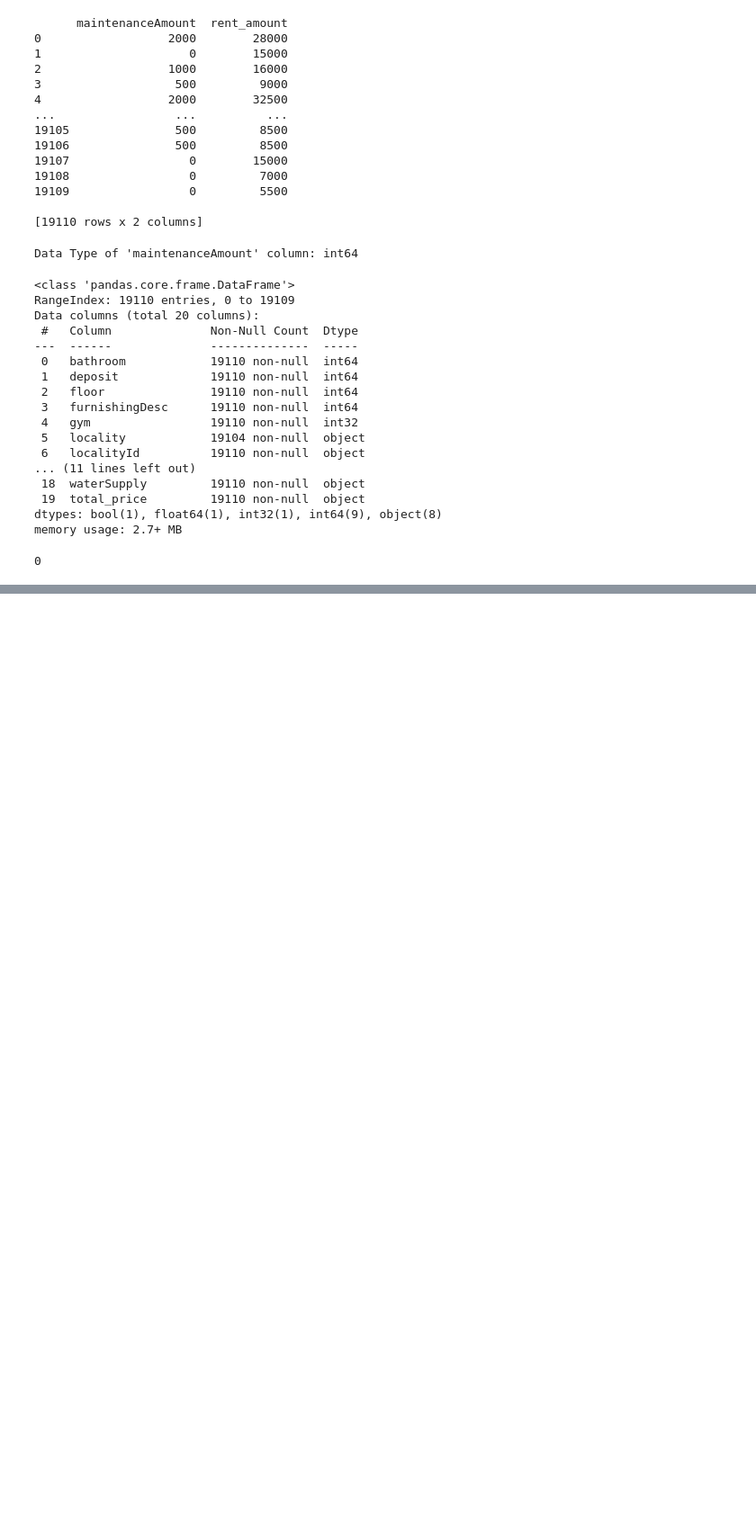
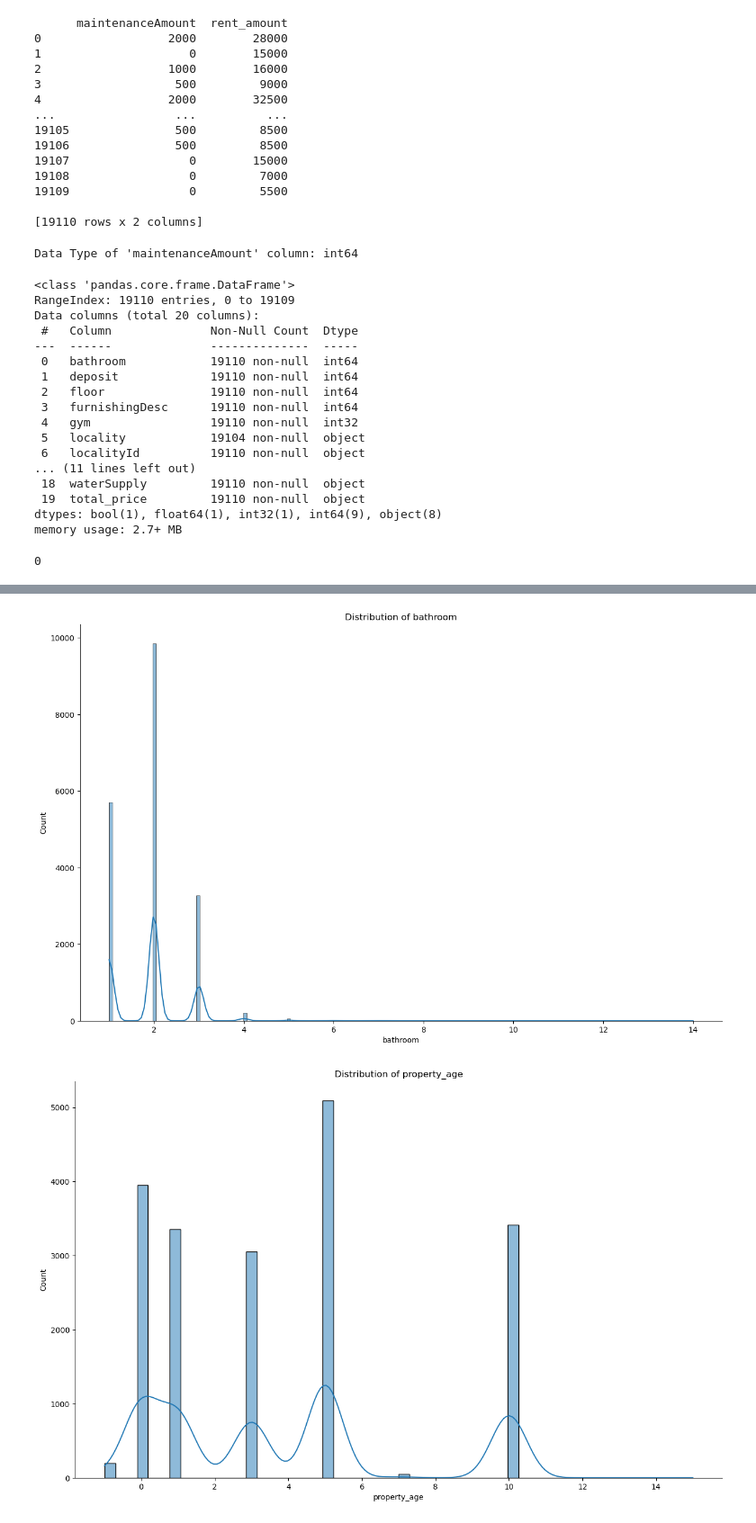
Before and after one commit to MohdSiddiq12/House-Price-Prediction-using-Machine-Learning-Algorithm---The-case-of-Hyderabad-India, a Jupyter notebook: House Price Prediction Using Machine Learning Algorithm - The Case of Hyderabad.ipynb, the cells around one changed output, grey strips where cells are left out. Shown: that part at 90% size. Drawn from its saved outputs; the diff is of its cells as text; code cells hidden in the pictures; blank space fills up the shorter version.

Commit message:
Daata Visualizing

```diff
--- a/House Price Prediction Using Machine Learning Algorithm - The Case of Hyderabad.ipynb
+++ b/House Price Prediction Using Machine Learning Algorithm - The Case of Hyderabad.ipynb
@@ -7,7 +7,7 @@ import matplotlib.pyplot as plt #used to visualize
 import seaborn as sns
 # %%
 #Reading data and storing in data variable
-data = pd.read_csv('hyd_v2.csv')
+data = pd.read_csv('Hyderabad_Dataset.csv')
 # %%
 data.head()
 # %% [output]
@@ -257,0 +293,3 @@ New_Data['total_price'].isnull().sum()
+# %%
+Data = pd.DataFrame(New_Data)
+Data
@@ -257,0 +410,53 @@ New_Data['total_price'].isnull().sum()
+# %%
+
+
+# Function to plot continuous distribution
+def plot_continuous_distribution(Data: pd.DataFrame = None, column: str = None, height: int = 8):
+    _ = sns.displot(data, x=column, kde=True, height=height, aspect=height/5).set(title=f'Distribution of {column}')
+
+# Function to get unique values of a column
+def get_unique_values(Data, column):
+    num_unique_values = len(Data[column].unique())
+    value_counts = Data[column].value_counts()
+    print(f"Column: {column} has {num_unique_values} unique values\n")
+    print(value_counts)
+
+# Function to plot categorical distribution
+def plot_categorical_distribution(Data: pd.DataFrame = None, column: str = None, height: int = 8, aspect: int = 2):
+    _ = sns.catplot(Data=Data, x=column, kind='count', height=height, aspect=aspect).set(title=f'Distribution of {column}')
+
+# Function to plot correlation heatmap
+def correlation_plot(Data: pd.DataFrame = None):
+    corr = data.corr()
+    corr.style.background_gradient(cmap='coolwarm')
+
+# Example usage of the functions
+if __name__ == "__main__":
+    # Load your data into a DataFrame (assuming 'Data' is your DataFrame)
+    Data = pd.read_csv('Hyderabad_Dataset.csv')
+
+    # Specify the columns you want to visualize or explore
+#     columns_to_visualize = ['bathroom', 'property_age', 'property_size',
+#        'rent_amount','totalFloor', 'type_bhk', 'total_price']
+
+    # Example usage of the functions
+    for column in columns_to_visualize:
+        if column in Data.columns:
+            if Data[column].dtype == 'object':
+                # If the column is of type 'object', you may want to convert it to an appropriate data type first
+                Data[column] = pd.to_numeric(Data[column], errors='coerce')
+            if Data[column].dtype in ['int64', 'float64']:
+                # Plot continuous distribution for numeric columns
+                plot_continuous_distribution(Data, column)
+            elif Data[column].dtype == 'bool':
+                # Plot categorical distribution for boolean columns
+                plot_categorical_distribution(Data, column)
+            else:
+                # For other categorical columns, get unique values
+                get_unique_values(Data, column)
+
+    # Plot correlation heatmap
+    correlation_plot(Data)
+# %% [output]
+[figure, added]
+[figure, added]
```
Also changed, not shown: parts of 13 cells of this notebook, 1 other file.
